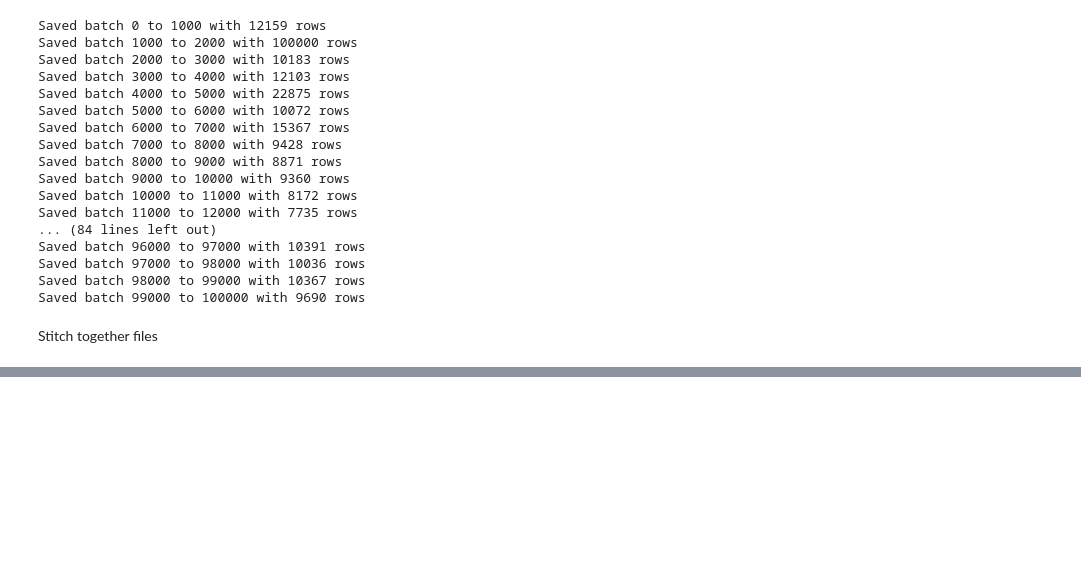
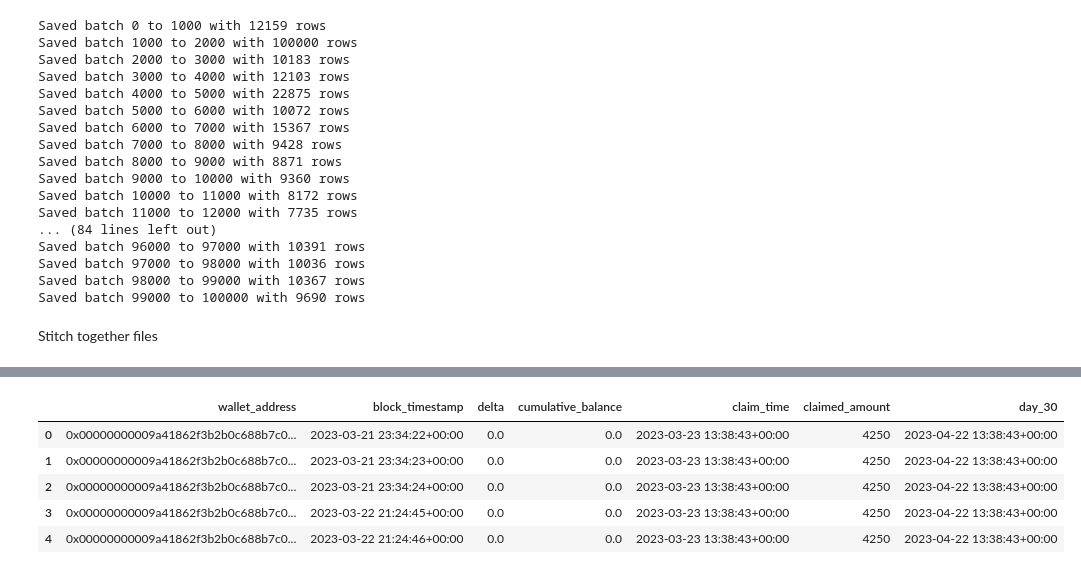
Before and after one commit to PointingNoWhere/arb_airdrop, a Jupyter notebook: notebooks/04_smd_arbdata_wallet_balance.ipynb, the cells around one changed output, grey strips where cells are left out. Drawn from its saved outputs; the diff is of its cells as text; code cells hidden in the pictures; blank space fills up the shorter version.

```diff
--- a/notebooks/04_smd_arbdata_wallet_balance.ipynb
+++ b/notebooks/04_smd_arbdata_wallet_balance.ipynb
@@ -85,0 +156,3 @@ ValueError: No objects to concatenate
+# %%
+daily_balances = merged_df.groupby(['wallet_address', 'block_timestamp']).agg({'delta': 'sum'}).reset_index()
+daily_balances['cumulative_balance'] = daily_balances.groupby('wallet_address')['delta'].cumsum()
@@ -85,0 +223,9 @@ ValueError: No objects to concatenate
+# %%
+display(merged_df.head())
+# %% [output]
+|  | wallet_address | block_timestamp | delta | cumulative_balance | claim_time | claimed_amount | day_30 |
+| 0 | 0x00000000009a41862f3b2b0c688b7c0... | 2023-03-21 23:34:22+00:00 | 0.0 | 0.0 | 2023-03-23 13:38:43+00:00 | 4250 | 2023-04-22 13:38:43+00:00 |
+| 1 | 0x00000000009a41862f3b2b0c688b7c0... | 2023-03-21 23:34:23+00:00 | 0.0 | 0.0 | 2023-03-23 13:38:43+00:00 | 4250 | 2023-04-22 13:38:43+00:00 |
+| 2 | 0x00000000009a41862f3b2b0c688b7c0... | 2023-03-21 23:34:24+00:00 | 0.0 | 0.0 | 2023-03-23 13:38:43+00:00 | 4250 | 2023-04-22 13:38:43+00:00 |
+| 3 | 0x00000000009a41862f3b2b0c688b7c0... | 2023-03-22 21:24:45+00:00 | 0.0 | 0.0 | 2023-03-23 13:38:43+00:00 | 4250 | 2023-04-22 13:38:43+00:00 |
+| 4 | 0x00000000009a41862f3b2b0c688b7c0... | 2023-03-22 21:24:46+00:00 | 0.0 | 0.0 | 2023-03-23 13:38:43+00:00 | 4250 | 2023-04-22 13:38:43+00:00 |
```
Also changed, not shown: parts of 17 cells of this notebook, 1 other file.
